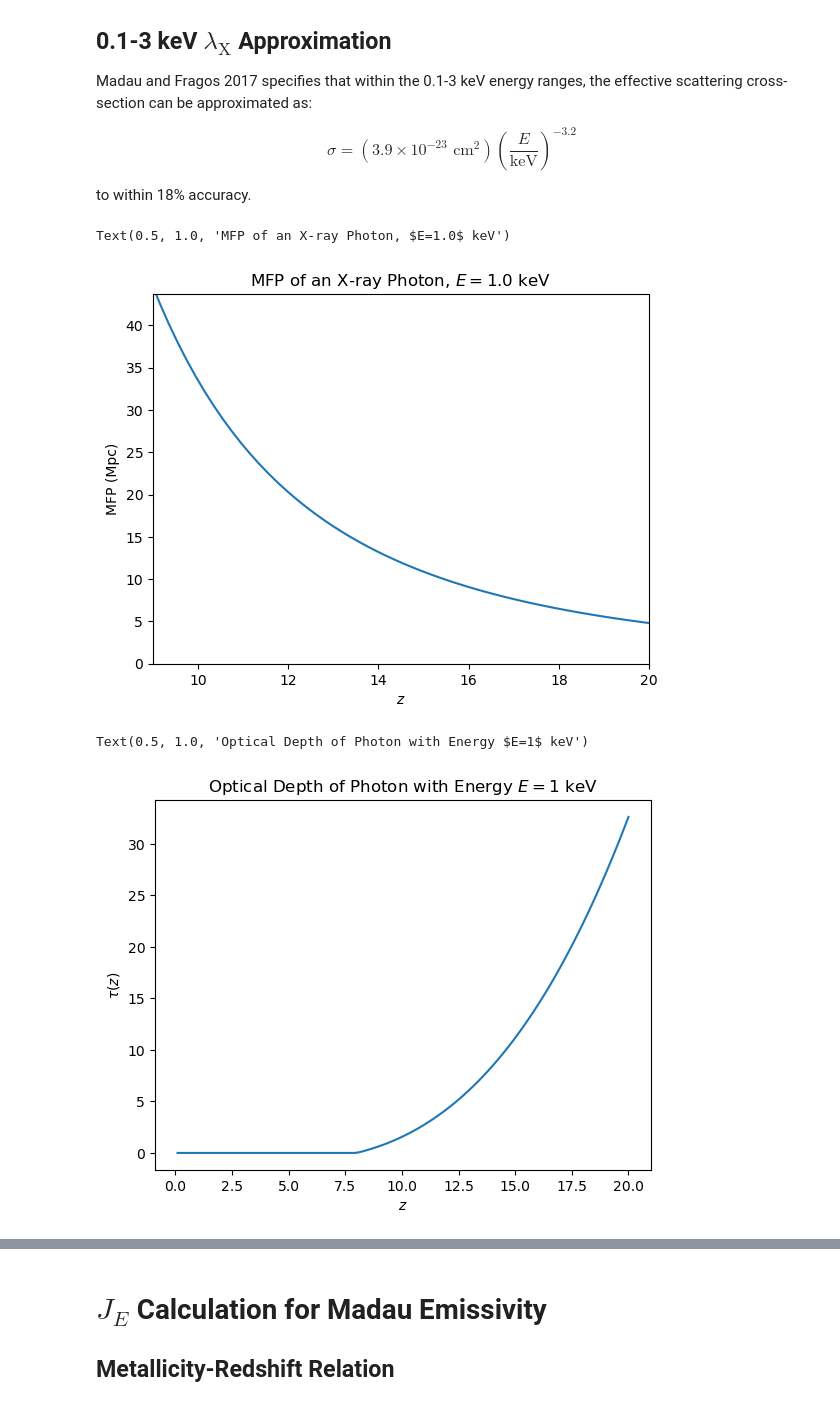
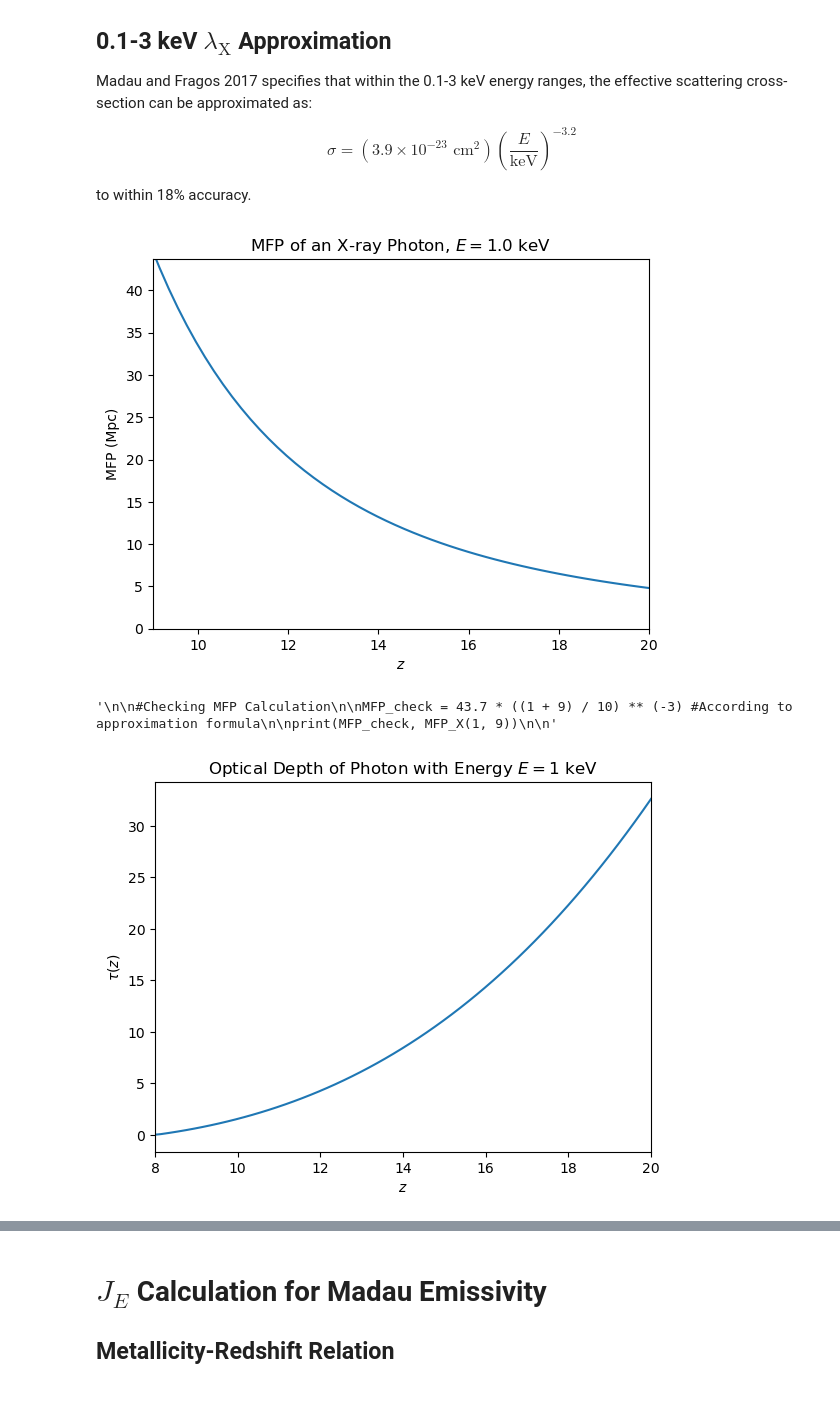
Before and after one commit to ysvaditya05/Galaxy-Formation, a Jupyter notebook: Notebooks/XRay_Heating.ipynb, the cells around one changed output, grey strips where cells are left out. Cells and saved outputs as stored; diff of their text form; code cells hidden in the pictures.

Commit message:
X-Ray Heating Testing

```diff
--- a/Notebooks/XRay_Heating.ipynb
+++ b/Notebooks/XRay_Heating.ipynb
@@ -48,8 +68,6 @@ def sigma_FullSigma(E, E_0, y_0, y_1, y_w, P, y_a, sigma_0):
     return sigma_0 * F_FullSigma(E, E_0, y_0, y_1, y_w, P, y_a)
 # %%
 E_val = 1 #keV
-
-Mbtocm2 = 10 ** (-18)
 
 #For H_I:
 E_0_HI = 0.4298 * 10 ** (-3) #in keV
@@ -58,7 +76,7 @@ y_1_HI = 0
 y_w_HI = 0
 P_HI = 2.963
 y_a_HI = 32.88
-sigma_0_HI = 5.475 * 10 ** (4) * Mbtocm2 #in cm^2
+sigma_0_HI = 5.475 * 10 ** (4) * Mb_to_cm2 #in cm^2
 
 #For He_I:
 E_0_HeI = 13.61 * 10 ** (-3) #in keV
@@ -67,7 +85,7 @@ y_1_HeI = 2.136
 y_w_HeI = 2.039
 P_HeI = 3.188
 y_a_HeI = 1.469
-sigma_0_HeI = 9.492 * 10 ** (2) * Mbtocm2 #in cm^2
+sigma_0_HeI = 9.492 * 10 ** (2) * Mb_to_cm2 #in cm^2
 
 #For He_II:
 E_0_HeII = 1.720 * 10 ** (-3) #in keV
@@ -76,7 +94,7 @@ y_1_HeII = 0
 y_w_HeII = 0
 P_HeII = 2.963
 y_a_HeII = 32.88
-sigma_0_HeII = 1.369 * 10 ** (4) * Mbtocm2 #in cm^2
+sigma_0_HeII = 1.369 * 10 ** (4) * Mb_to_cm2 #in cm^2
 # %%
 #Test values at E=1 keV
 sigma_HI_FullSigma = sigma_FullSigma(E_val, E_0_HI, y_0_HI, y_1_HI, y_w_HI, P_HI, y_a_HI, sigma_0_HI)
@@ -111,20 +129,20 @@ from utils import H
 @jit(nopython=True)
 def MFP_X(E,z): #Mean Free Path, proper coordinates, Mpc. Energy in keV
     X = 0.75 #fraction of hydrogen by mass
-    m_p_SM = m_p * 5.03 * 10 ** (-34) #mass of proton in SM
-    eff_neutralSigma_Mpc = eff_neutralSigma * (3.24 * 10 ** (-25)) ** 2 #Neutral cross section in Mpc^2
+    m_p_SM = m_p * g_to_SM #mass of proton in SM
+    eff_neutralSigma_Mpc = eff_neutralSigma * (cm_to_Mpc) ** 2 #Neutral cross section in Mpc^2
     prefac = m_p_SM / (Om_b * rho_c * eff_neutralSigma_Mpc * X * 1000)
     return prefac * E ** (3.2) * ((1 + z) / 10) ** (-3)
 
 @jit(nopython=True)
 def Tau_X_integrand(E_prime, z_b, z_p): #Dummy variable of integration
-    c_val = (3 * 10 ** 5) * 3.154 * 10 ** 7 #speed of light in km/yr
+    c_val = (3 * 10 ** 5) * yr_to_s #speed of light in km/yr
     E = E_prime * (1 + z_b) / (1 + z_p)
-    return c_val / ((1 + z_b) * (H(z_b) * 3.086 * 10 ** (19)) * MFP_X(E, z_b)) #H(z) in km/yr*Mpc
+    return c_val / ((1 + z_b) * (H(z_b) * Mpc_to_km) * MFP_X(E, z_b)) #H(z) in km/yr*Mpc
 
 @jit(nopython=True)
 def Tau_X(E_p, z_p, z, delta_z): #X-ray Optical Depth, proper coordinates at some emission redshift z_p and energy E_p, observed at z
-    c_val = (3 * 10 ** 5) * 3.154 * 10 ** 7 #speed of light in km/yr
+    c_val = (3 * 10 ** 5) * yr_to_s #speed of light in km/yr
     integration_steps = int((z_p - z) / delta_z)
     z_arr = np.linspace(z, z_p, integration_steps)
     integrand_vals = np.zeros_like(z_arr)
@@ -140,7 +158,35 @@ plt.ylabel(r'MFP (Mpc)')
 plt.xlim(9, 20)
 plt.ylim(0, 43.7)
 plt.title(r'MFP of an X-ray Photon, $E=1.0$ keV')
+
+"""
+
+save_dir = "/mnt/windows/Linux_Wind_Shared/GalaxyFormation_FullProject/Figures/XRay_Heating"
+
+# Create folder if it doesn't exist
+os.makedirs(save_dir, exist_ok=True)
+
+# Full path to output file
+save_path = os.path.join(save_dir, "TestMPF_z.png")
+
+# Save figure
+plt.savefig(save_path, dpi=300, bbox_inches="tight")
+
+"""
+
+plt.show()
 # %% [output]
-Text(0.5, 1.0, 'MFP of an X-ray Photon, $E=1.0$ keV')
 [figure]
+# %%
+"""
+
+#Checking MFP Calculation
+
+MFP_check = 43.7 * ((1 + 9) / 10) ** (-3) #According to approximation formula
+
+print(MFP_check, MFP_X(1, 9))
+
+"""
+# %% [output]
+'\n\n#Checking MFP Calculation\n\nMFP_check = 43.7 * ((1 + 9) / 10) ** (-3) #According to approximation formula\n\nprint(MFP_check, MFP_X(1, 9))\n\n'
 # %%
@@ -154,8 +202,25 @@ for i in range(len(z_range)):
 # %%
 plt.plot(z_range, Tau_test_arr)
 plt.xlabel(r'$z$')
 plt.ylabel(r'$\tau(z)$')
 plt.title(r'Optical Depth of Photon with Energy $E=1$ keV')
+
+plt.xlim(8, 20)
+
+"""
+
+save_dir = "/mnt/windows/Linux_Wind_Shared/GalaxyFormation_FullProject/Figures/XRay_Heating"
+
+# Create folder if it doesn't exist
+os.makedirs(save_dir, exist_ok=True)
+
+# Full path to output file
+save_path = os.path.join(save_dir, "TestOpticalDepth_z.png")
+
+# Save figure
+plt.savefig(save_path, dpi=300, bbox_inches="tight")
+
+"""
+plt.show()
 # %% [output]
-Text(0.5, 1.0, 'Optical Depth of Photon with Energy $E=1$ keV')
-[figure, old version]
+[figure, new version]
```
Also changed, not shown: parts of 32 cells of this notebook, 7 other files.
